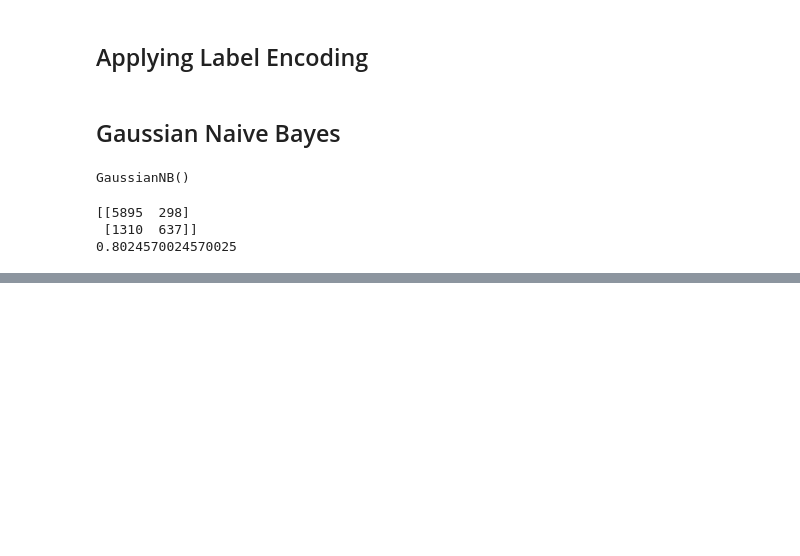
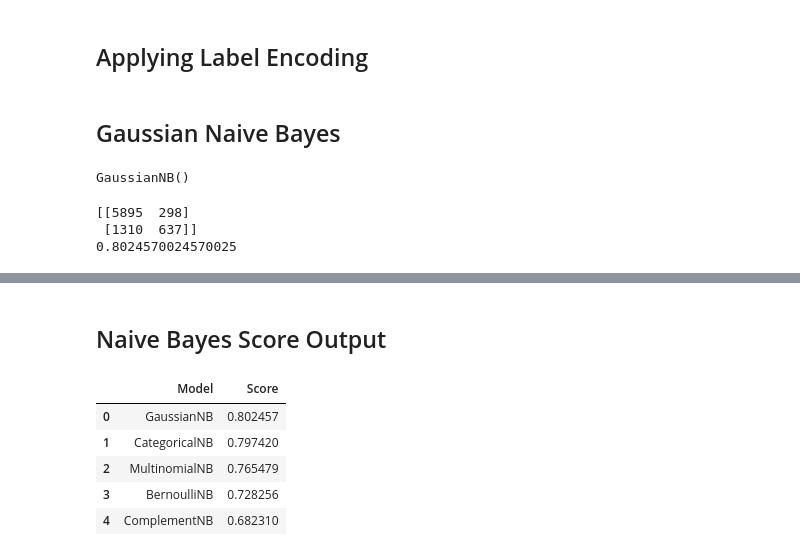
Before and after one commit to TETRAWasTaken/Machine-Learning, a Jupyter notebook: Supervised-Learning/Naive Bayes/naive_2.ipynb, the cells around one changed output, grey strips where cells are left out. Drawn from its saved outputs; the diff is of its cells as text; code cells hidden in the pictures; blank space fills up the shorter version.

```diff
--- a/Supervised-Learning/Naive Bayes/naive_2.ipynb
+++ b/Supervised-Learning/Naive Bayes/naive_2.ipynb
@@ -8,6 +5,6 @@ import seaborn as sns
 # %% [markdown]
 ## Importing the Dataset
 # %%
-dataset = pd.read_csv("/Users/anshumaansoni/PycharmProjects/Machine-Learning/Datasets/adult.csv")
+dataset = pd.read_csv("/workspaces/Supervised-Machine-Learning/Datasets/adult.csv")
 dataset.info()
 # %% [output]
@@ -53,19 +50,24 @@ y = dataset.iloc[:, -1].values
 from sklearn.preprocessing import LabelEncoder
 le = LabelEncoder()
 
+X = dataset.iloc[:, :-1].copy()
+y = dataset.iloc[:, -1].copy()
+
 categorical_features = [1, 3, 5, 6, 7, 8, 9, 13]
 for feature in categorical_features:
-    X[:, feature] = le.fit_transform(X[:, feature])
+    X.iloc[:, feature] = le.fit_transform(X.iloc[:, feature])
 
-y = le.fit_transform(y)
+y_encoded = le.fit_transform(y)
+X_encoded = X.to_numpy(dtype=float)
 # %%
 from sklearn.preprocessing import RobustScaler
 sc = RobustScaler()
 
 numerical_features = [0, 2, 4, 10, 11, 12]
+X_gaussian = X_encoded.copy()
 
 for feature in numerical_features:
-    X[:, feature] = sc.fit_transform(X[:, feature].reshape(-1, 1)).reshape(-1)
+    X_gaussian[:, feature] = sc.fit_transform(X_gaussian[:, feature].reshape(-1, 1)).reshape(-1)
 # %%
 from sklearn.model_selection import train_test_split
 
@@ -93,0 +215,62 @@ print(accuracy_score(y_test, y_pred))
+# %% [markdown]
+## Naive Bayes Score Output
+# %%
+from sklearn.model_selection import train_test_split
+from sklearn.preprocessing import RobustScaler, MinMaxScaler, Binarizer, KBinsDiscretizer
+from sklearn.naive_bayes import GaussianNB, MultinomialNB, ComplementNB, BernoulliNB, CategoricalNB
+
+X_train, X_test, y_train, y_test = train_test_split(
+    X_encoded, y_encoded, test_size=0.25, random_state=324
+)
+
+scores = {}
+
+# Gaussian Naive Bayes
+rb = RobustScaler()
+X_train_rb = X_train.copy()
+X_test_rb = X_test.copy()
+numerical_features = [0, 2, 4, 10, 11, 12]
+for feature in numerical_features:
+    X_train_rb[:, feature] = rb.fit_transform(X_train_rb[:, feature].reshape(-1, 1)).reshape(-1)
+    X_test_rb[:, feature] = rb.transform(X_test_rb[:, feature].reshape(-1, 1)).reshape(-1)
+model = GaussianNB()
+model.fit(X_train_rb, y_train)
+scores['GaussianNB'] = model.score(X_test_rb, y_test)
+
+# Multinomial Naive Bayes
+mm = MinMaxScaler()
+X_train_mm = mm.fit_transform(X_train)
+X_test_mm = mm.transform(X_test)
+model = MultinomialNB()
+model.fit(X_train_mm, y_train)
+scores['MultinomialNB'] = model.score(X_test_mm, y_test)
+
+# Complement Naive Bayes
+model = ComplementNB()
+model.fit(X_train_mm, y_train)
+scores['ComplementNB'] = model.score(X_test_mm, y_test)
+
+# Bernoulli Naive Bayes
+binz = Binarizer(threshold=0.5)
+X_train_bin = binz.fit_transform(X_train_mm)
+X_test_bin = binz.transform(X_test_mm)
+model = BernoulliNB()
+model.fit(X_train_bin, y_train)
+scores['BernoulliNB'] = model.score(X_test_bin, y_test)
+
+# Categorical Naive Bayes
+kbd = KBinsDiscretizer(n_bins=5, encode='ordinal', strategy='quantile')
+X_train_cat = kbd.fit_transform(X_train)
+X_test_cat = kbd.transform(X_test)
+model = CategoricalNB()
+model.fit(X_train_cat, y_train)
+scores['CategoricalNB'] = model.score(X_test_cat, y_test)
+
+pd.DataFrame(list(scores.items()), columns=['Model', 'Score']).sort_values(by='Score', ascending=False).reset_index(drop=True)
+# %% [output]
+|  | Model | Score |
+| 0 | GaussianNB | 0.802457 |
+| 1 | CategoricalNB | 0.797420 |
+| 2 | MultinomialNB | 0.765479 |
+| 3 | BernoulliNB | 0.728256 |
+| 4 | ComplementNB | 0.682310 |
```
Also changed, not shown: parts of 23 cells of this notebook, 4 other files.
